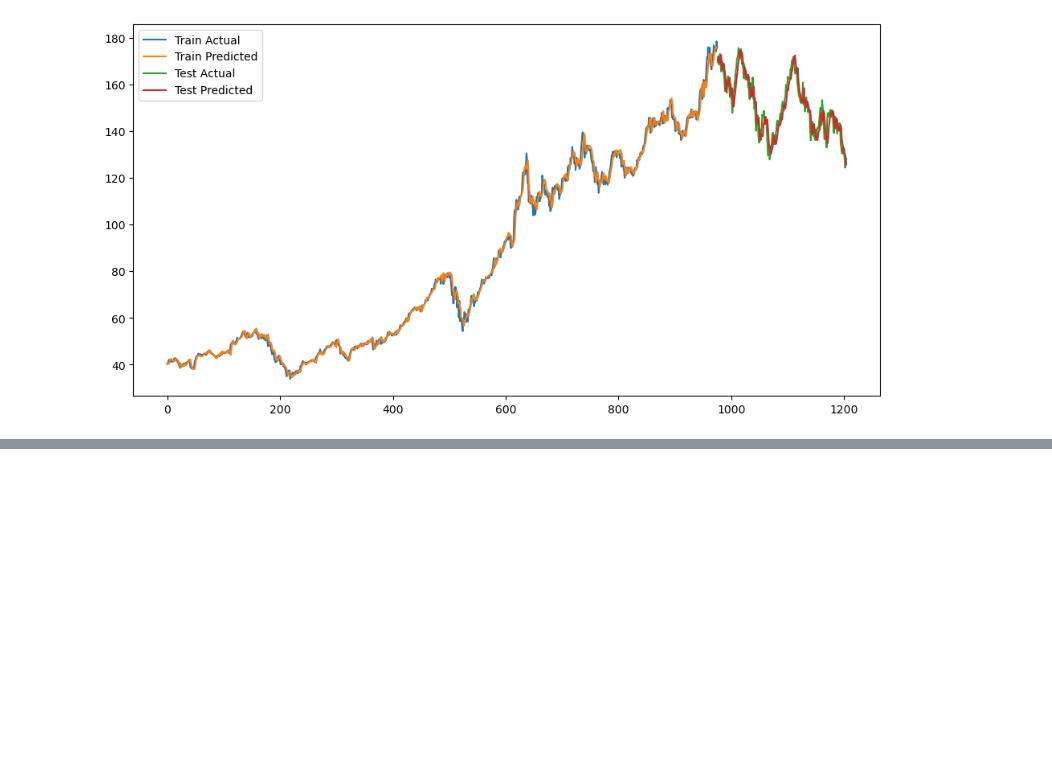
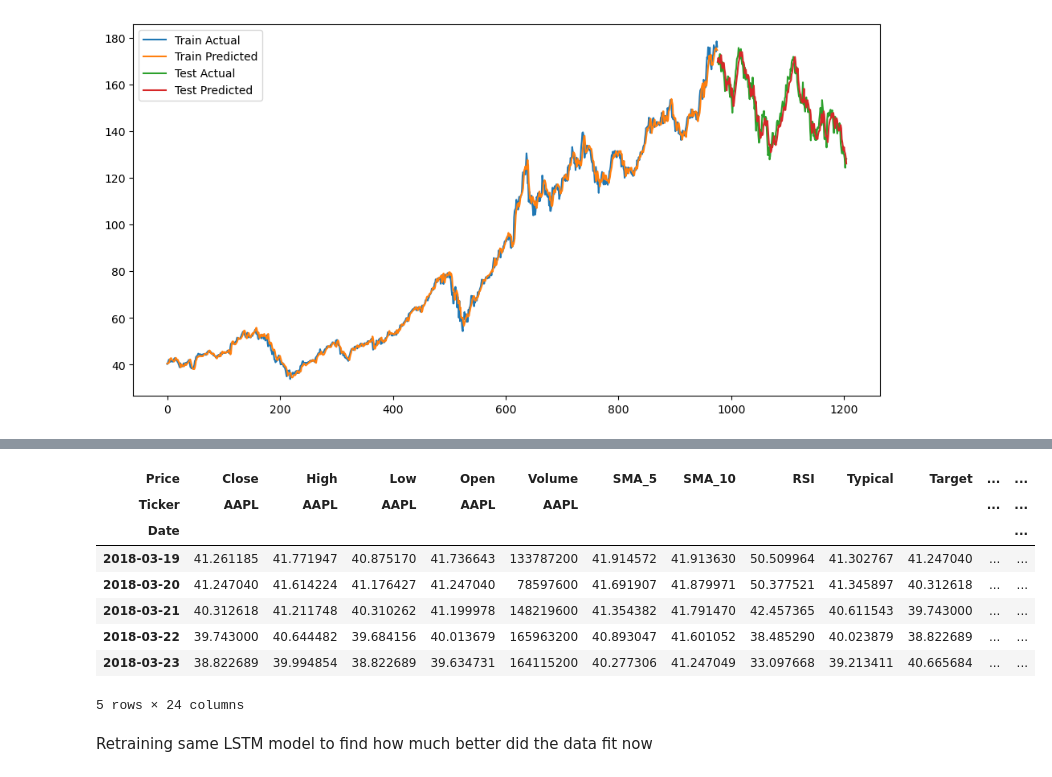
Before and after one commit to varnan6/Stock_Forecaster, a Jupyter notebook: forecast.ipynb, the cells around one changed output, grey strips where cells are left out. Drawn from its saved outputs; the diff is of its cells as text; code cells hidden in the pictures; blank space fills up the shorter version.

```diff
--- a/forecast.ipynb
+++ b/forecast.ipynb
@@ -127,0 +198,13 @@ plt.show()
+# %%
+data.dropna(inplace = True)
+# %%
+# Volatility
+
+# Average True Range
+atr_indicator = ta.volatility.AverageTrueRange(
+    high=data['High'].squeeze(),
+    low=data['Low'].squeeze(),
+    close=data['Close'].squeeze(),
+    window=14
+)
+data['ATR'] = atr_indicator.average_true_range()
@@ -127,0 +224,14 @@ plt.show()
+# %%
+data.head()
+# %% [output]
+| Price | Close | High | Low | Open | Volume | SMA_5 | SMA_10 | RSI | Typical | Target | ... | ... |
+| Ticker | AAPL | AAPL | AAPL | AAPL | AAPL |  |  |  |  |  | ... | ... |
+| Date |  |  |  |  |  |  |  |  |  |  |  | ... |
+| 2018-03-19 | 41.261185 | 41.771947 | 40.875170 | 41.736643 | 133787200 | 41.914572 | 41.913630 | 50.509964 | 41.302767 | 41.247040 | ... | ... |
+| 2018-03-20 | 41.247040 | 41.614224 | 41.176427 | 41.247040 | 78597600 | 41.691907 | 41.879971 | 50.377521 | 41.345897 | 40.312618 | ... | ... |
+| 2018-03-21 | 40.312618 | 41.211748 | 40.310262 | 41.199978 | 148219600 | 41.354382 | 41.791470 | 42.457365 | 40.611543 | 39.743000 | ... | ... |
+| 2018-03-22 | 39.743000 | 40.644482 | 39.684156 | 40.013679 | 165963200 | 40.893047 | 41.601052 | 38.485290 | 40.023879 | 38.822689 | ... | ... |
+| 2018-03-23 | 38.822689 | 39.994854 | 38.822689 | 39.634731 | 164115200 | 40.277306 | 41.247049 | 33.097668 | 39.213411 | 40.665684 | ... | ... |
+5 rows × 24 columns
+# %% [markdown]
+Retraining same LSTM model to find how much better did the data fit now
```
Also changed, not shown: parts of 34 cells of this notebook.
